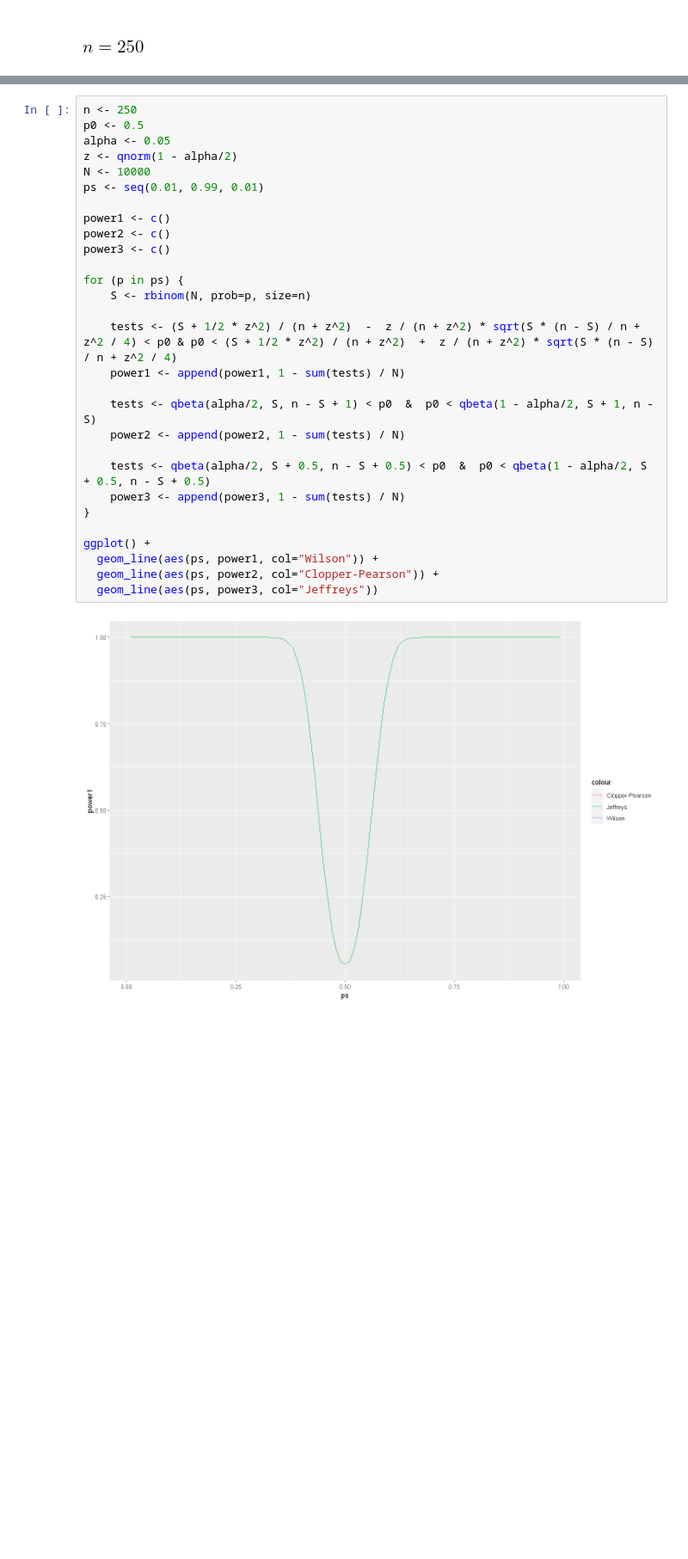
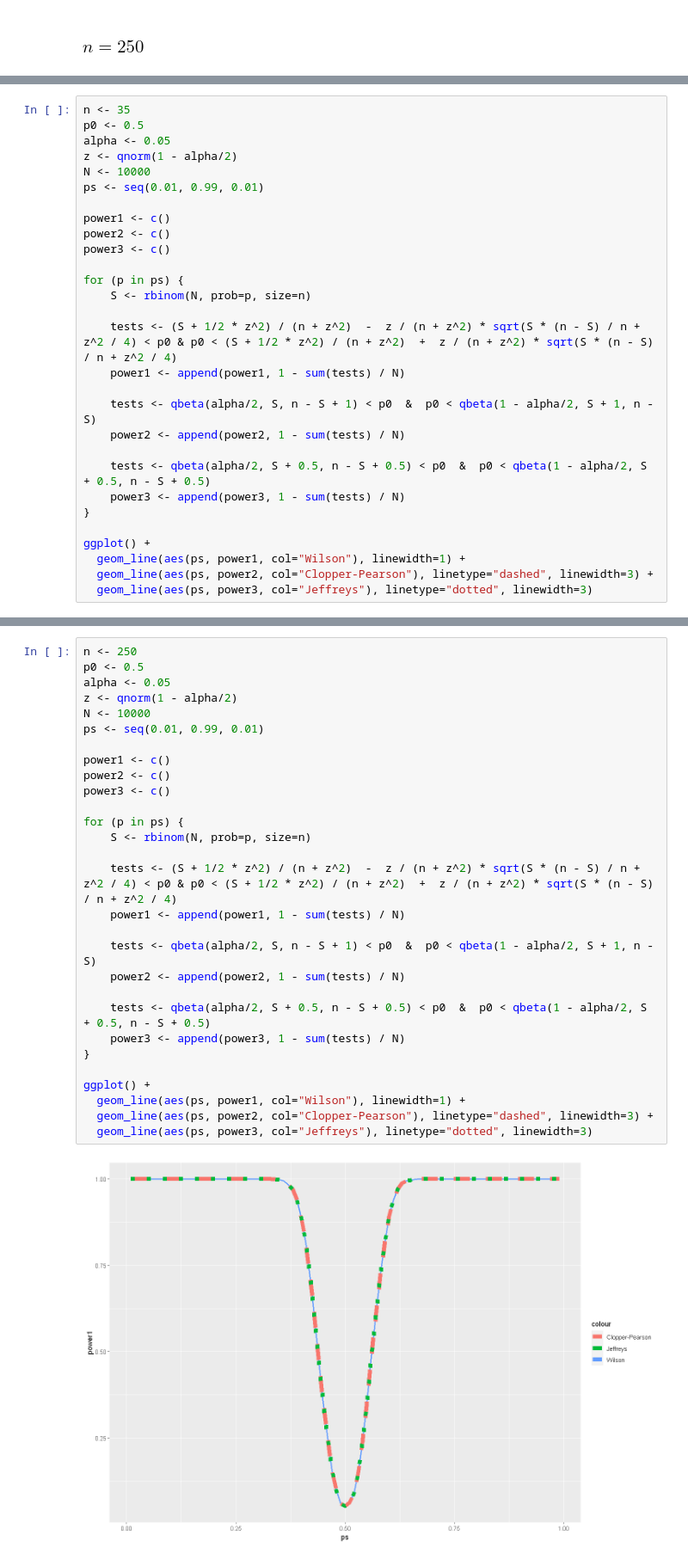
Before and after one commit to mweuro/Sprawozdanie_2_PS, a Jupyter notebook: Malec.ipynb, the cells around one changed output, grey strips where cells are left out. Shown: that part at 86% size. Drawn from its saved outputs; the diff is of its cells as text; blank space fills up the shorter version.

```diff
--- a/Malec.ipynb
+++ b/Malec.ipynb
@@ -243,0 +279,29 @@ ggplot() +
+# %%
+n <- 35
+p0 <- 0.5
+alpha <- 0.05
+z <- qnorm(1 - alpha/2)
+N <- 10000
+ps <- seq(0.01, 0.99, 0.01)
+
+power1 <- c()
+power2 <- c()
+power3 <- c()
+
+for (p in ps) {
+    S <- rbinom(N, prob=p, size=n)
+
+    tests <- (S + 1/2 * z^2) / (n + z^2)  -  z / (n + z^2) * sqrt(S * (n - S) / n + z^2 / 4) < p0 & p0 < (S + 1/2 * z^2) / (n + z^2)  +  z / (n + z^2) * sqrt(S * (n - S) / n + z^2 / 4)
+    power1 <- append(power1, 1 - sum(tests) / N)
+
+    tests <- qbeta(alpha/2, S, n - S + 1) < p0  &  p0 < qbeta(1 - alpha/2, S + 1, n - S)
+    power2 <- append(power2, 1 - sum(tests) / N)
+
+    tests <- qbeta(alpha/2, S + 0.5, n - S + 0.5) < p0  &  p0 < qbeta(1 - alpha/2, S + 0.5, n - S + 0.5)
+    power3 <- append(power3, 1 - sum(tests) / N)
+}
+
+ggplot() +
+  geom_line(aes(ps, power1, col="Wilson"), linewidth=1) +
+  geom_line(aes(ps, power2, col="Clopper-Pearson"), linetype="dashed", linewidth=3) +
+  geom_line(aes(ps, power3, col="Jeffreys"), linetype="dotted", linewidth=3)
@@ -244,34 +312,34 @@ ggplot() +
 # %%
 n <- 250
 p0 <- 0.5
 alpha <- 0.05
 z <- qnorm(1 - alpha/2)
 N <- 10000
 ps <- seq(0.01, 0.99, 0.01)
 
 power1 <- c()
 power2 <- c()
 power3 <- c()
 
 for (p in ps) {
     S <- rbinom(N, prob=p, size=n)
 
     tests <- (S + 1/2 * z^2) / (n + z^2)  -  z / (n + z^2) * sqrt(S * (n - S) / n + z^2 / 4) < p0 & p0 < (S + 1/2 * z^2) / (n + z^2)  +  z / (n + z^2) * sqrt(S * (n - S) / n + z^2 / 4)
     power1 <- append(power1, 1 - sum(tests) / N)
 
     tests <- qbeta(alpha/2, S, n - S + 1) < p0  &  p0 < qbeta(1 - alpha/2, S + 1, n - S)
     power2 <- append(power2, 1 - sum(tests) / N)
 
     tests <- qbeta(alpha/2, S + 0.5, n - S + 0.5) < p0  &  p0 < qbeta(1 - alpha/2, S + 0.5, n - S + 0.5)
     power3 <- append(power3, 1 - sum(tests) / N)
 }
 
 ggplot() +
-  geom_line(aes(ps, power1, col="Wilson")) +
-  geom_line(aes(ps, power2, col="Clopper-Pearson")) +
-  geom_line(aes(ps, power3, col="Jeffreys"))
+  geom_line(aes(ps, power1, col="Wilson"), linewidth=1) +
+  geom_line(aes(ps, power2, col="Clopper-Pearson"), linetype="dashed", linewidth=3) +
+  geom_line(aes(ps, power3, col="Jeffreys"), linetype="dotted", linewidth=3)
 # %% [output]
-[figure, old version]
+[figure, new version]
 # %%
 n <- 250
 p0 <- 0.5
```
Also changed, not shown: parts of 13 cells of this notebook.
